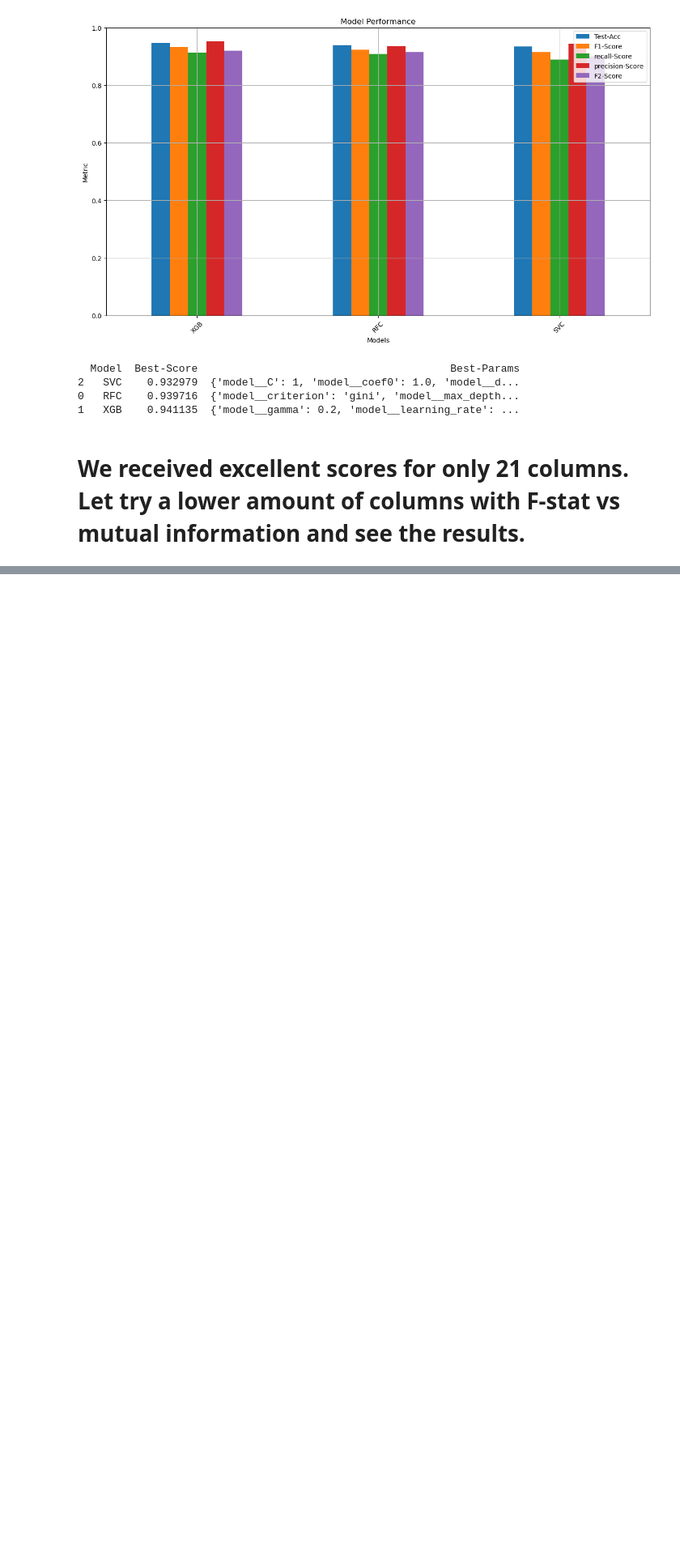
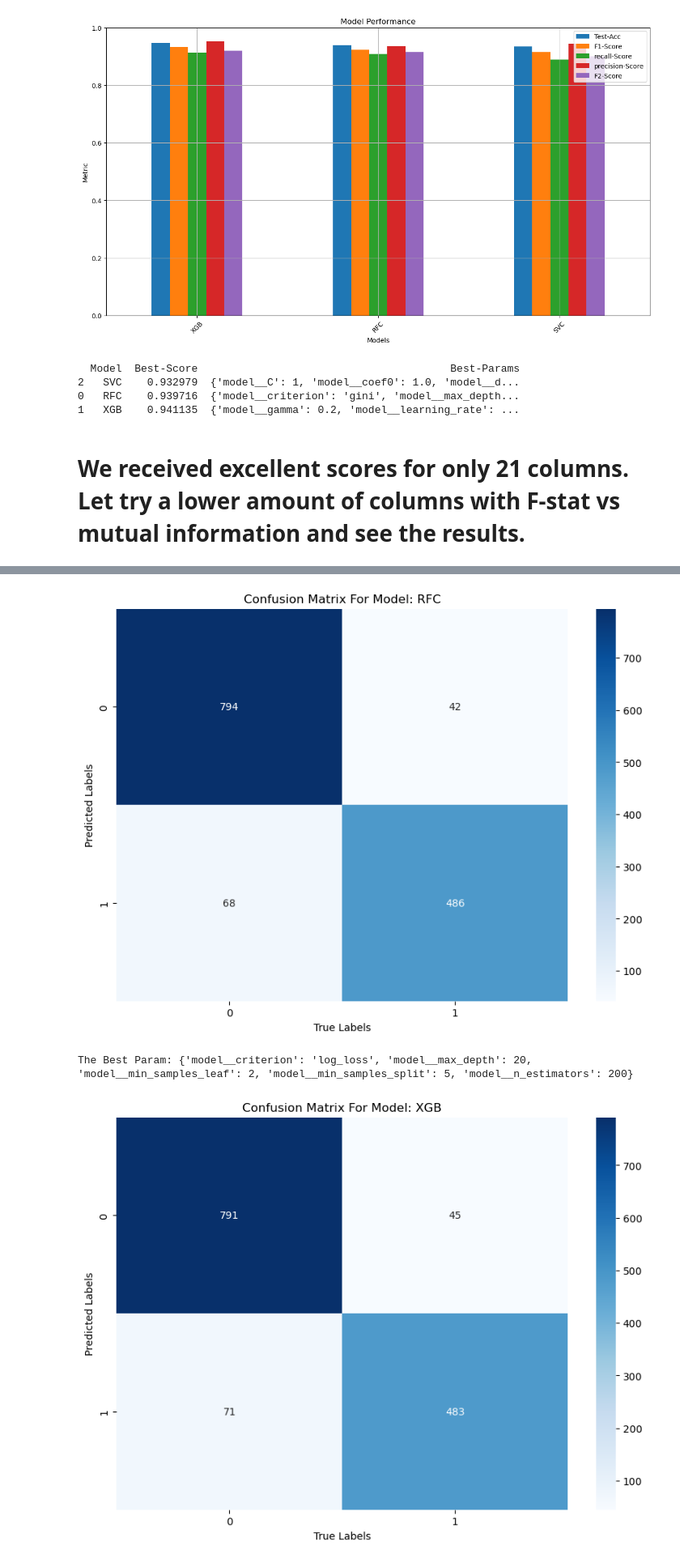
Before and after one commit to MaukanMir/SpamBase-Classification-Analysis, a Jupyter notebook: training.ipynb, the cells around one changed output, grey strips where cells are left out. Shown at 81% size. Drawn from its saved outputs; the diff is of its cells as text; code cells hidden in the pictures; blank space fills up the shorter version.

Commit message:
added new models

```diff
--- a/training.ipynb
+++ b/training.ipynb
@@ -552,0 +569,7 @@ grid_search(models, model_names, kbest, params, acc_metric, X, y)
+# %%
+kbest = SelectKBest(score_func=f_classif, k=15)
+grid_search(models, model_names, kbest, params, acc_metric, X, y)
+# %% [output]
+[figure, added]
+The Best Param: {'model__criterion': 'log_loss', 'model__max_depth': 20, 'model__min_samples_leaf': 2, 'model__min_samples_split': 5, 'model__n_estimators': 200}
+[figure, added]
```
Also changed, not shown: parts of 2 cells of this notebook.
